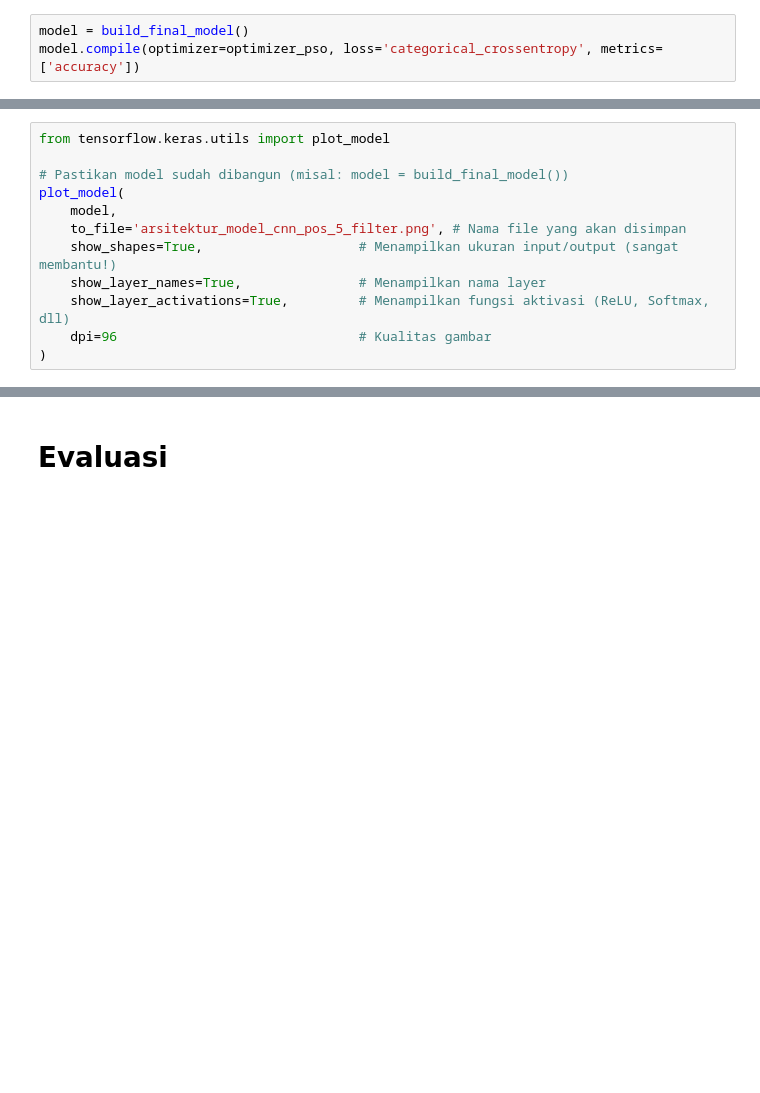
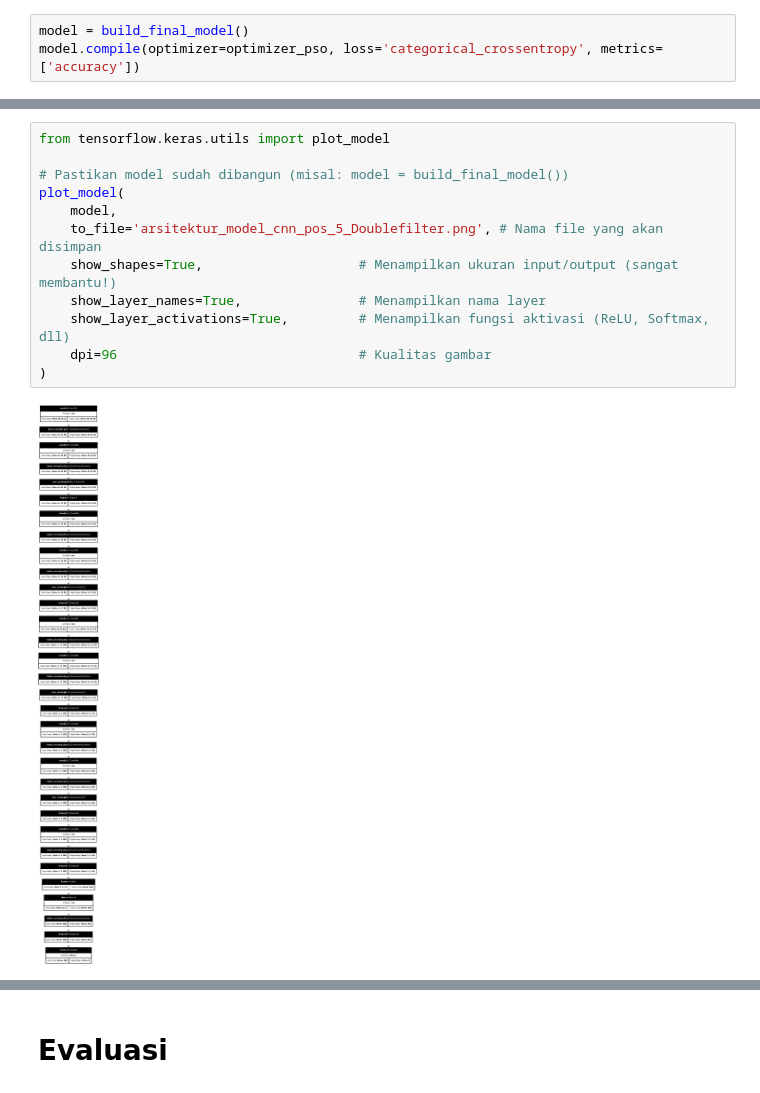
Before and after one commit to yorsyd/ProjekDeteksiEmosi, a Jupyter notebook: CNN-PSO-5Block-DoubleFilter/cnn-pso-5layer-doublefilter.ipynb, the cells around one changed output, grey strips where cells are left out. Cells and saved outputs as stored; diff of their text form; blank space fills up the shorter version.

```diff
--- a/CNN-PSO-5Block-DoubleFilter/cnn-pso-5layer-doublefilter.ipynb
+++ b/CNN-PSO-5Block-DoubleFilter/cnn-pso-5layer-doublefilter.ipynb
@@ -660,15 +696,17 @@ model.summary()
 # %%
 from tensorflow.keras.utils import plot_model
 
 # Pastikan model sudah dibangun (misal: model = build_final_model())
 plot_model(
     model,
-    to_file='arsitektur_model_cnn_pos_5_filter.png', # Nama file yang akan disimpan
+    to_file='arsitektur_model_cnn_pos_5_Doublefilter.png', # Nama file yang akan disimpan
     show_shapes=True,                    # Menampilkan ukuran input/output (sangat membantu!)
     show_layer_names=True,               # Menampilkan nama layer
     show_layer_activations=True,         # Menampilkan fungsi aktivasi (ReLU, Softmax, dll)
     dpi=96                               # Kualitas gambar
 )
+# %% [output]
+[figure, added]
 # %%
 # Pastikan callback ASK yang sudah diperbaiki atau checkpoint digunakan di sini
 history = model.fit(
```
Also changed, not shown: parts of 15 cells of this notebook.
